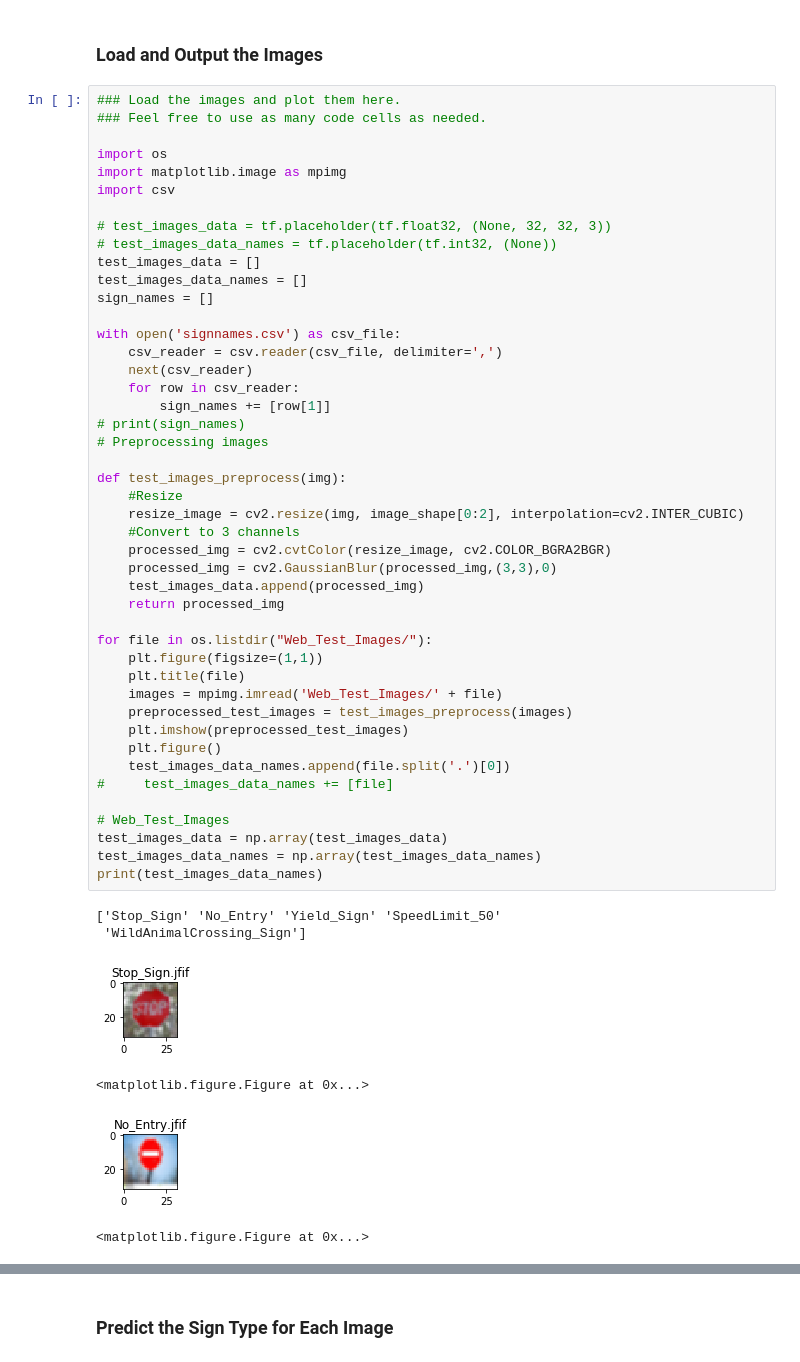
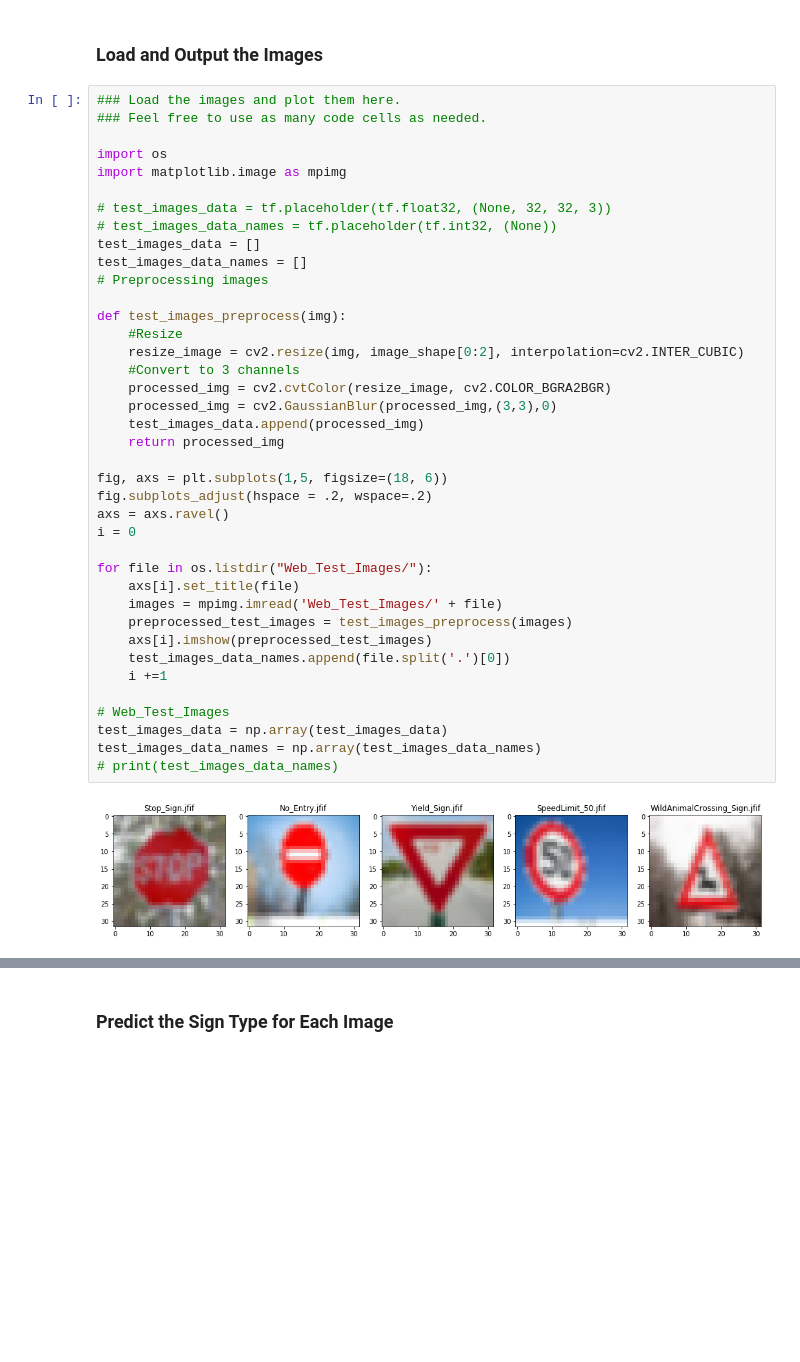
Before and after one commit to srinivasvukkalkar/Traffic_Sign_Classifier, a Jupyter notebook: Traffic_Sign_Classifier.ipynb, the cells around one changed output, grey strips where cells are left out. Drawn from its saved outputs; the diff is of its cells as text; blank space fills up the shorter version.

```diff
--- a/Traffic_Sign_Classifier.ipynb
+++ b/Traffic_Sign_Classifier.ipynb
@@ -428,51 +455,40 @@ You may find `signnames.csv` useful as it contains mappings from the class id (i
 ### Load the images and plot them here.
 ### Feel free to use as many code cells as needed.
 
 import os
 import matplotlib.image as mpimg
-import csv
 
 # test_images_data = tf.placeholder(tf.float32, (None, 32, 32, 3))
 # test_images_data_names = tf.placeholder(tf.int32, (None))
 test_images_data = []
 test_images_data_names = []
-sign_names = []
-
-with open('signnames.csv') as csv_file:
-    csv_reader = csv.reader(csv_file, delimiter=',')
-    next(csv_reader)
-    for row in csv_reader:
-        sign_names += [row[1]]
-# print(sign_names)
 # Preprocessing images
 
 def test_images_preprocess(img):
     #Resize
     resize_image = cv2.resize(img, image_shape[0:2], interpolation=cv2.INTER_CUBIC)
     #Convert to 3 channels
     processed_img = cv2.cvtColor(resize_image, cv2.COLOR_BGRA2BGR)
     processed_img = cv2.GaussianBlur(processed_img,(3,3),0)
     test_images_data.append(processed_img)
     return processed_img
 
+fig, axs = plt.subplots(1,5, figsize=(18, 6))
+fig.subplots_adjust(hspace = .2, wspace=.2)
+axs = axs.ravel()
+i = 0
+
 for file in os.listdir("Web_Test_Images/"):
-    plt.figure(figsize=(1,1))
-    plt.title(file)
+    axs[i].set_title(file)
     images = mpimg.imread('Web_Test_Images/' + file)
     preprocessed_test_images = test_images_preprocess(images)
-    plt.imshow(preprocessed_test_images)
-    plt.figure()
+    axs[i].imshow(preprocessed_test_images)
     test_images_data_names.append(file.split('.')[0])
-#     test_images_data_names += [file]
+    i +=1
 
 # Web_Test_Images
 test_images_data = np.array(test_images_data)
 test_images_data_names = np.array(test_images_data_names)
-print(test_images_data_names)
+# print(test_images_data_names)
 # %% [output]
-['Stop_Sign' 'No_Entry' 'Yield_Sign' 'SpeedLimit_50'
- 'WildAnimalCrossing_Sign']
-[figure, old version]
+[figure, new version]
-<matplotlib.figure.Figure at 0x...>
-[figure, removed]
-<matplotlib.figure.Figure at 0x...>
```
Also changed, not shown: parts of 9 cells of this notebook, 5 other files.
